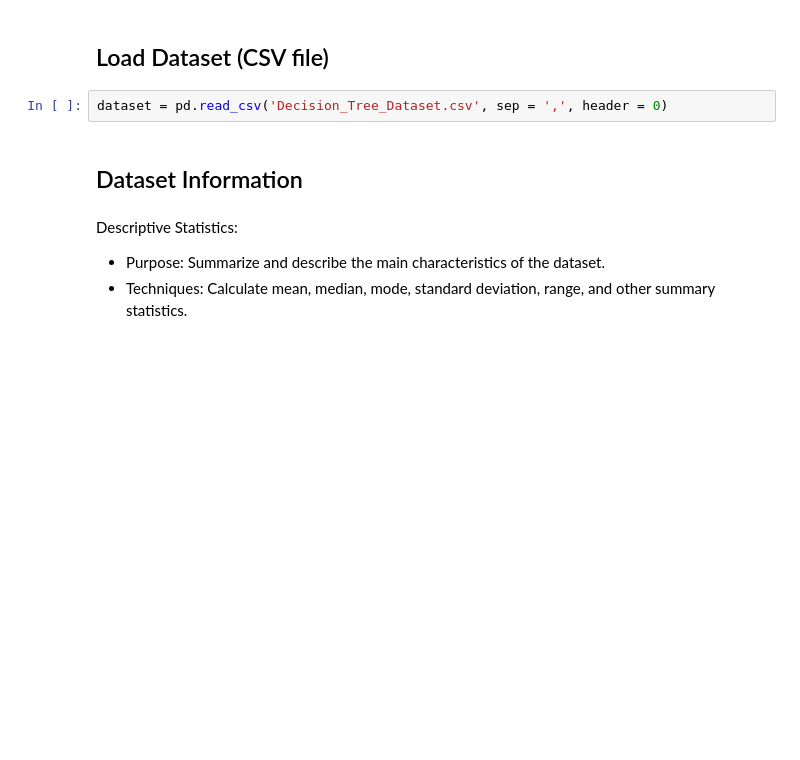
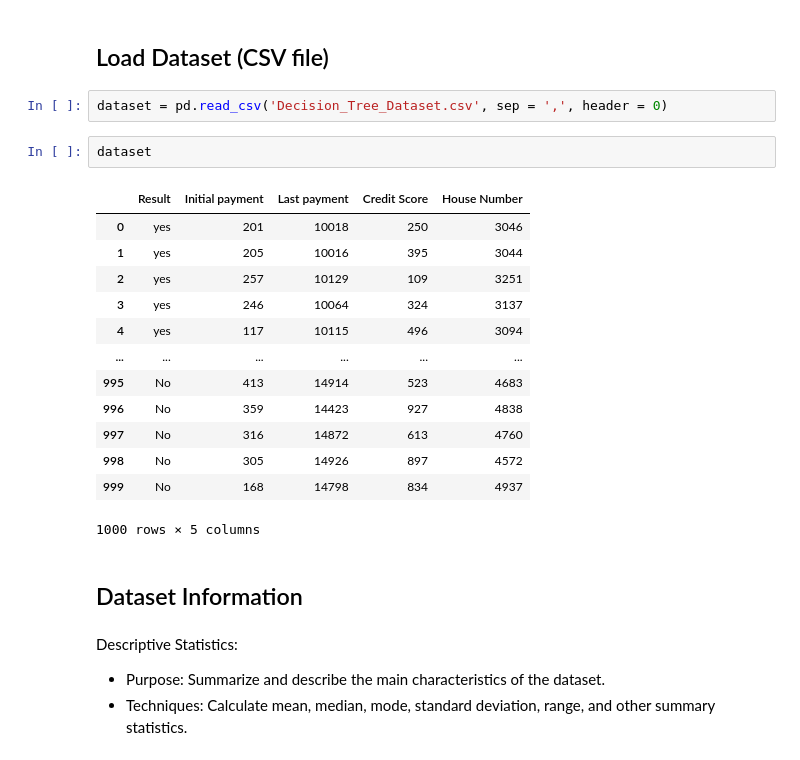
Before and after one commit to hamid-kordi/Decision-Tree, a Jupyter notebook: Phase2/Phase2.ipynb, the cells around one changed output. Drawn from its saved outputs; the diff is of its cells as text; blank space fills up the shorter version.

```diff
--- a/Phase2/Phase2.ipynb
+++ b/Phase2/Phase2.ipynb
@@ -11,6 +21,22 @@ import pandas as pd
 ## Load Dataset (CSV file)
 # %%
 dataset = pd.read_csv('Decision_Tree_Dataset.csv', sep = ',', header = 0)
+# %%
+dataset
+# %% [output]
+|  | Result | Initial payment | Last payment | Credit Score | House Number |
+| 0 | yes | 201 | 10018 | 250 | 3046 |
+| 1 | yes | 205 | 10016 | 395 | 3044 |
+| 2 | yes | 257 | 10129 | 109 | 3251 |
+| 3 | yes | 246 | 10064 | 324 | 3137 |
+| 4 | yes | 117 | 10115 | 496 | 3094 |
+| ... | ... | ... | ... | ... | ... |
+| 995 | No | 413 | 14914 | 523 | 4683 |
+| 996 | No | 359 | 14423 | 927 | 4838 |
+| 997 | No | 316 | 14872 | 613 | 4760 |
+| 998 | No | 305 | 14926 | 897 | 4572 |
+| 999 | No | 168 | 14798 | 834 | 4937 |
+1000 rows × 5 columns
 # %% [markdown]
 ## Dataset Information
 # %% [markdown]
```
Also changed, not shown: parts of 20 cells of this notebook, 3 other files.
